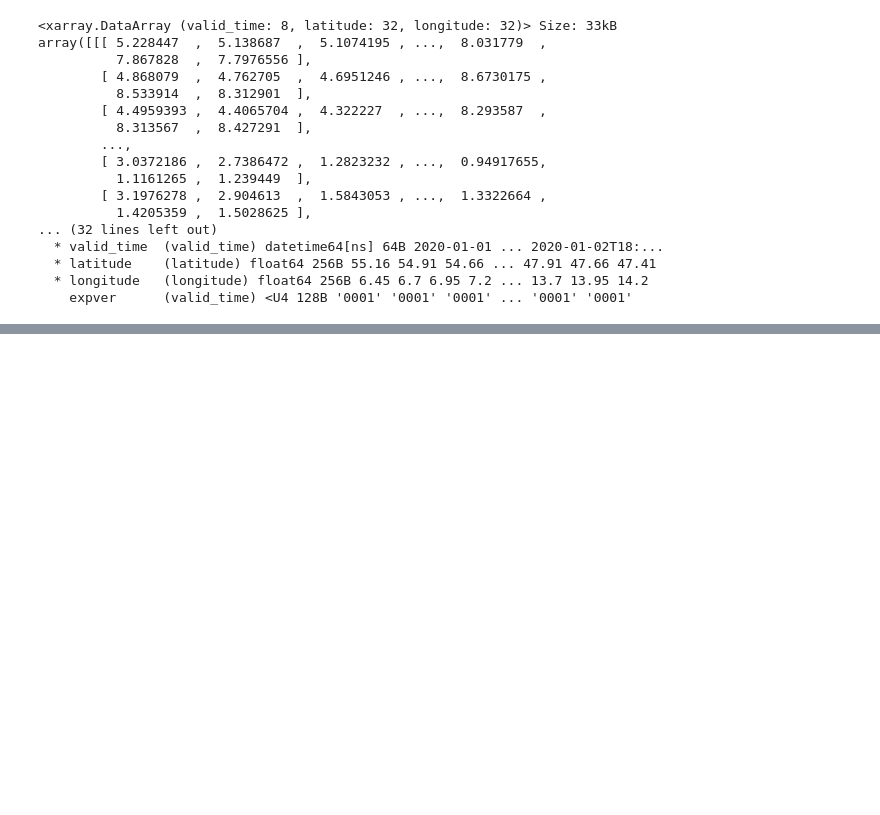
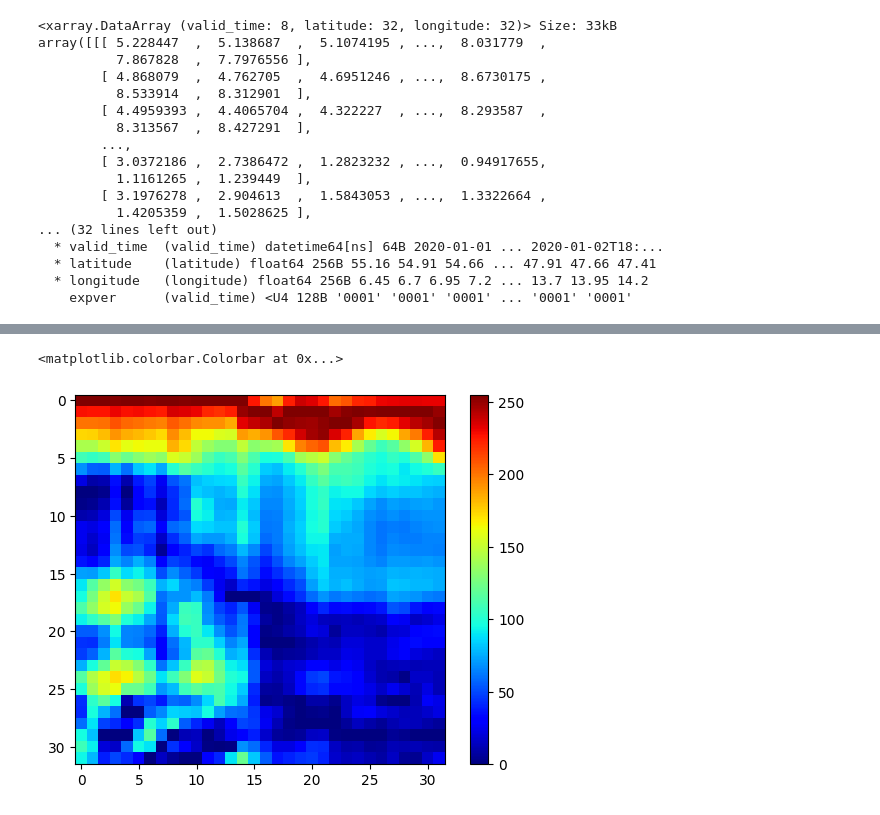
Before and after one commit to UBela/temporal_sr, a Jupyter notebook: firststeps.ipynb, the cells around one changed output, grey strips where cells are left out. Saved outputs shown, nothing was run; the diff lists cells and outputs as text; code cells hidden in the pictures; blank space fills up the shorter version.

```diff
--- a/firststeps.ipynb
+++ b/firststeps.ipynb
@@ -74,10 +63,13 @@ SyntaxError: invalid syntax
 # %%
+#rescale to 0-1
+min_max_scaler = preprocessing.MinMaxScaler(feature_range=(0, 1))
+data_arr = []
 #create 32x32 images of windspeed
 for i, data  in enumerate(wind_speed):
     data = data.values
     data = min_max_scaler.fit_transform(data)
     data = np.uint8(data * 255)
-
+    data_arr.append(data)
     img = Image.fromarray(data)
 
-    img.save(f'data/images/{i}.png')
+    img.save(f'data/images/hr_{i}.png')
@@ -95,0 +76,7 @@ ValueError: Unknown resampling filter (200). Use Image.Resampling.NEAREST (0), I
+# %%
+#make colormap of wind speed
+plt.imshow(data_arr[0], cmap='jet', interpolation='nearest')
+plt.colorbar()
+# %% [output]
+<matplotlib.colorbar.Colorbar at 0x...>
+[figure, added]
```
Also changed, not shown: parts of 7 cells of this notebook, 32 other files.
